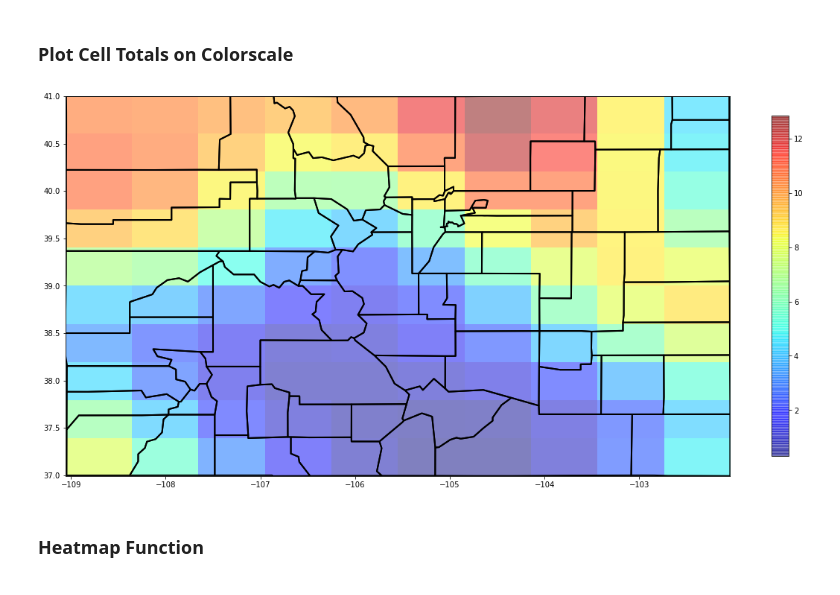
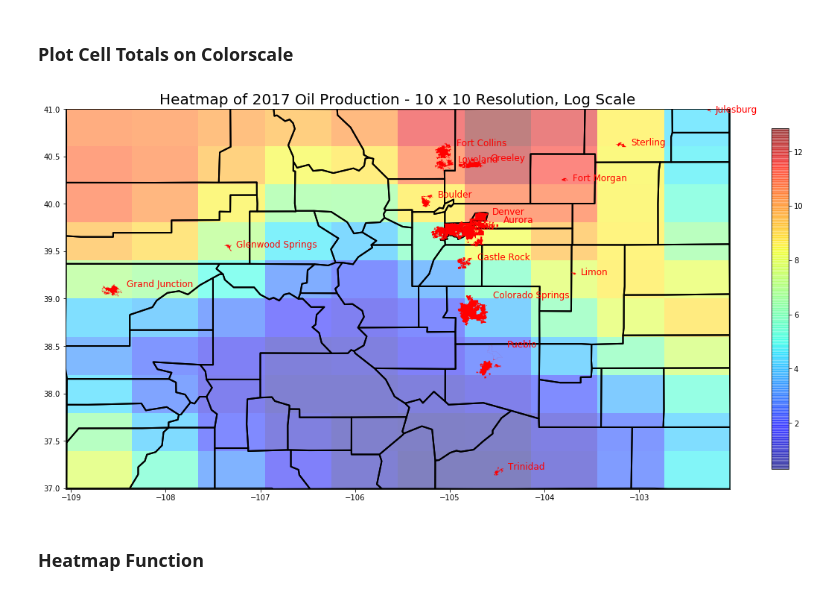
Before and after one commit to focods/geospatial, a Jupyter notebook: OilAndGasMap.ipynb, the cells around one changed output. Cells and saved outputs as stored; diff of their text form; code cells hidden in the pictures.

```diff
--- a/OilAndGasMap.ipynb
+++ b/OilAndGasMap.ipynb
@@ -66,10 +66,6 @@ oil_df.query('oil_prod >= 1000').boxplot('oil_prod')
 # %% [output]
 <matplotlib.axes._subplots.AxesSubplot at 0x...>
 [figure]
-# %%
-oil_df['Longitude']=np.floor(oil_df.long*1000000)
-oil_df['Latitude']=np.floor(oil_df.lat*1000000)
-oil_df.to_csv('oil_df.csv')
 # %% [markdown]
 ## Shapefiles
 # %%
@@ -170,6 +157,24 @@ co_cities.query('NAME10 in @my_cities').plot()
 # %% [output]
 <matplotlib.axes._subplots.AxesSubplot at 0x...>
 [figure]
+# %%
+def plot_co_cities(ax, fc='red', fs=10, subset=[]):
+
+    if len(subset) == 0:
+        cities = co_cities.copy()
+    else:
+        cities = co_cities.query('NAME10 in @subset').copy()
+
+    # where to put the labels
+    cities['LabPoint'] = [(cty.geometry.bounds[2]+0.05,cty.geometry.bounds[3]) for cty in cities.itertuples()]
+
+    # plot the cities
+    cities.plot(ax=ax,facecolor=fc)
+
+    # tack on the lables
+    for c in cities.itertuples():
+        ax.annotate(c.NAME10, xy=c.LabPoint,
+                                         va='center', ha='left', fontsize=fs, color=fc)
 # %% [markdown]
 ## Plotting Arbitrary Points
 # %%
@@ -201,7 +214,7 @@ pts.plot(ax=ax, marker='o', color='red', markersize=0.025,alpha=0.3)
 # %%
 pts = [Point(ll) for ll in zip(oil_df.long, oil_df.lat)]
 
-crs = {'init': 'epsg:4326'}
+crs = {'init': 'epsg:4269'}
 oil_gdf = gpd.GeoDataFrame(oil_df, crs=crs, geometry=pts)
 # %%
 # find the 5 most common formation codes
@@ -352,25 +371,29 @@ heatmap=csr_matrix((grid_totals.oil_prod, (grid_totals.grid_row, grid_totals.gri
 # %%
 from scipy import ndimage
 fig, ax = plt.subplots(figsize=(20,14))
 ax.set_aspect('equal')
 
 extent = [x_min, x_max, y_min, y_max]
 
 smoothing=1.3
 cmap='jet'
 
 logheatmap = np.log(heatmap)
 logheatmap[np.isneginf(logheatmap)] = 0
 logheatmap = ndimage.filters.gaussian_filter(logheatmap, smoothing, mode='nearest')
 
 plt.imshow(logheatmap, cmap=cmap,extent=extent, alpha=0.5)
 plt.colorbar(shrink=0.6)
 #plt.gca().invert_yaxis()
 
 co_county_sf.plot(ax=ax, linewidth=2, facecolor='none', edgecolor='black')
+#city boundries
+plot_co_cities(ax=ax,subset=my_cities,fs=12)
+
+plt.title('Heatmap of 2017 Oil Production - 10 x 10 Resolution, Log Scale', size=20)
 plt.show()
 # %% [output]
-[figure, old version]
+[figure, new version]
 # %% [markdown]
 ### Heatmap Function
 # %%
```
Also changed, not shown: parts of 26 cells of this notebook.
